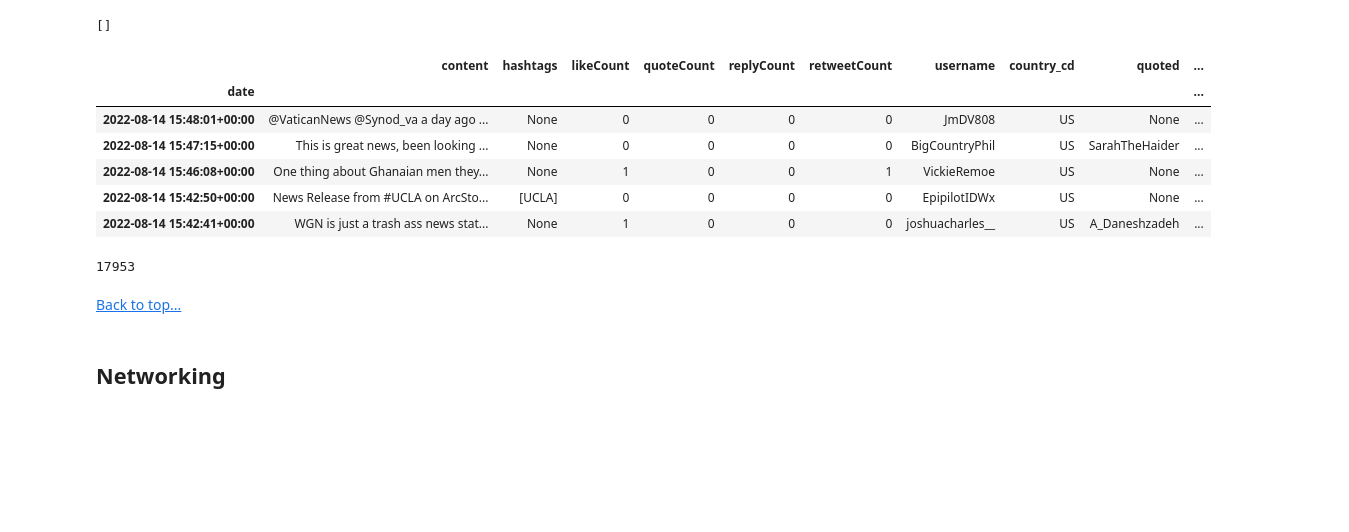
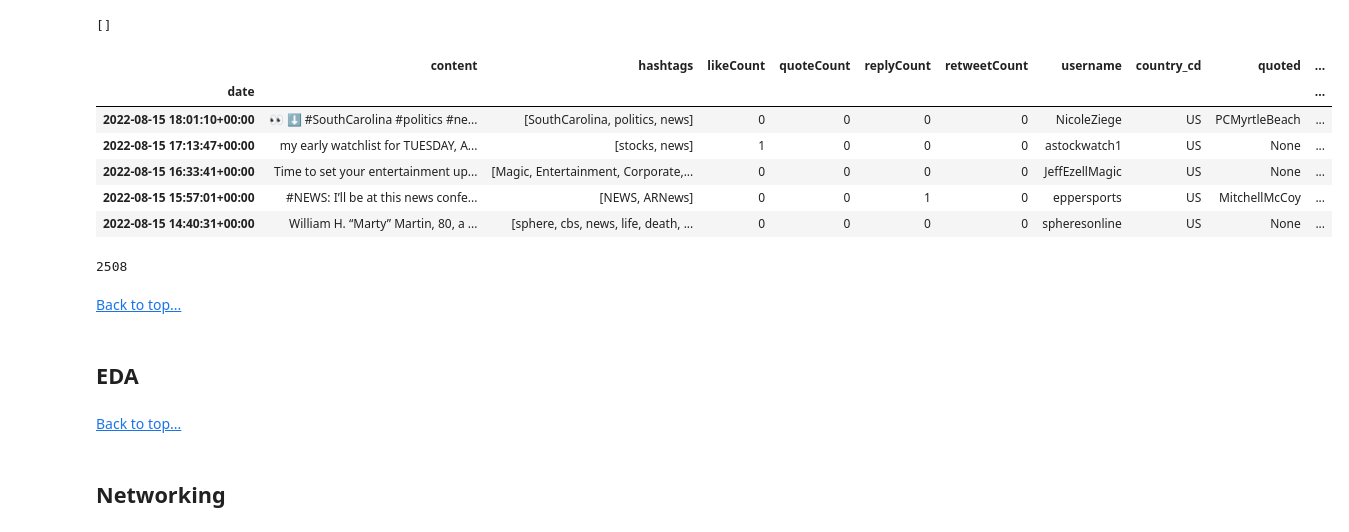
Before and after one commit to datadoctor100/twitter_analysis, a Jupyter notebook: twitter_news.ipynb, the cells around one changed output. Drawn from its saved outputs; the diff is of its cells as text; code cells hidden in the pictures; blank space fills up the shorter version.

```diff
--- a/twitter_news.ipynb
+++ b/twitter_news.ipynb
@@ -181,14 +178,14 @@ df2 = df1.withColumn('quoted', col('quotedTweet.user.username')).drop('quotedTwe
 # %%
-df2.head()
+df3.head()
 # %% [output]
 |  | content | hashtags | likeCount | quoteCount | replyCount | retweetCount | username | country_cd | quoted | ... |
 | date |  |  |  |  |  |  |  |  |  | ... |
-| 2022-08-14 15:48:01+00:00 | @VaticanNews @Synod_va a day ago ... | None | 0 | 0 | 0 | 0 | JmDV808 | US | None | ... |
-| 2022-08-14 15:47:15+00:00 | This is great news, been looking ... | None | 0 | 0 | 0 | 0 | BigCountryPhil | US | SarahTheHaider | ... |
-| 2022-08-14 15:46:08+00:00 | One thing about Ghanaian men they... | None | 1 | 0 | 0 | 1 | VickieRemoe | US | None | ... |
-| 2022-08-14 15:42:50+00:00 | News Release from #UCLA on ArcSto... | [UCLA] | 0 | 0 | 0 | 0 | EpipilotIDWx | US | None | ... |
-| 2022-08-14 15:42:41+00:00 | WGN is just a trash ass news stat... | None | 1 | 0 | 0 | 0 | joshuacharles__ | US | A_Daneshzadeh | ... |
+| 2022-08-15 18:01:10+00:00 | 👀 ⬇️ #SouthCarolina #politics #ne... | [SouthCarolina, politics, news] | 0 | 0 | 0 | 0 | NicoleZiege | US | PCMyrtleBeach | ... |
+| 2022-08-15 17:13:47+00:00 | my early watchlist for TUESDAY, A... | [stocks, news] | 1 | 0 | 0 | 0 | astockwatch1 | US | None | ... |
+| 2022-08-15 16:33:41+00:00 | Time to set your entertainment up... | [Magic, Entertainment, Corporate,... | 0 | 0 | 0 | 0 | JeffEzellMagic | US | None | ... |
+| 2022-08-15 15:57:01+00:00 | #NEWS: I’ll be at this news confe... | [NEWS, ARNews] | 0 | 0 | 1 | 0 | eppersports | US | MitchellMcCoy | ... |
+| 2022-08-15 14:40:31+00:00 | William H. “Marty” Martin, 80, a ... | [sphere, cbs, news, life, death, ... | 0 | 0 | 0 | 0 | spheresonline | US | None | ... |
 # %%
-df2.shape[0]
+df3.shape[0]
 # %% [output]
-17953
+2508
@@ -197,5 +192,9 @@ df2.to_csv('us_processed_tweets.csv')
 # %% [markdown]
 [Back to top...](#top)
+# %% [markdown]
+## EDA <a class = "anchor" id = "eda"></a>
+# %% [markdown]
+[Back to top...](#top)
 # %% [markdown]
 ## Networking <a class = "anchor" id = "network"></a>
 # %%
```
Also changed, not shown: parts of 42 cells of this notebook.
